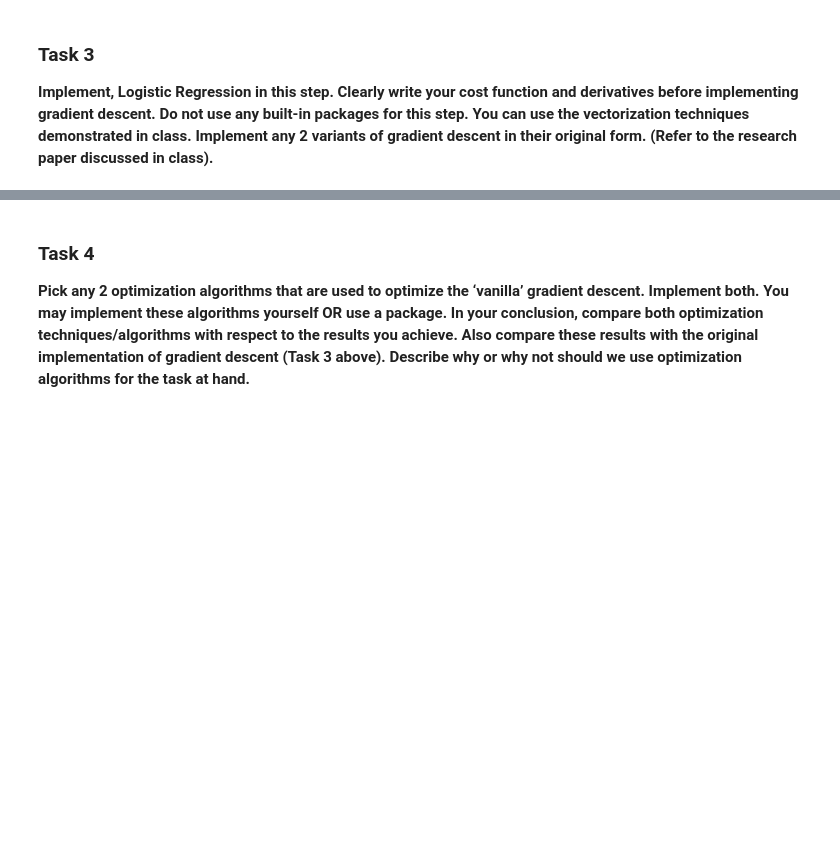
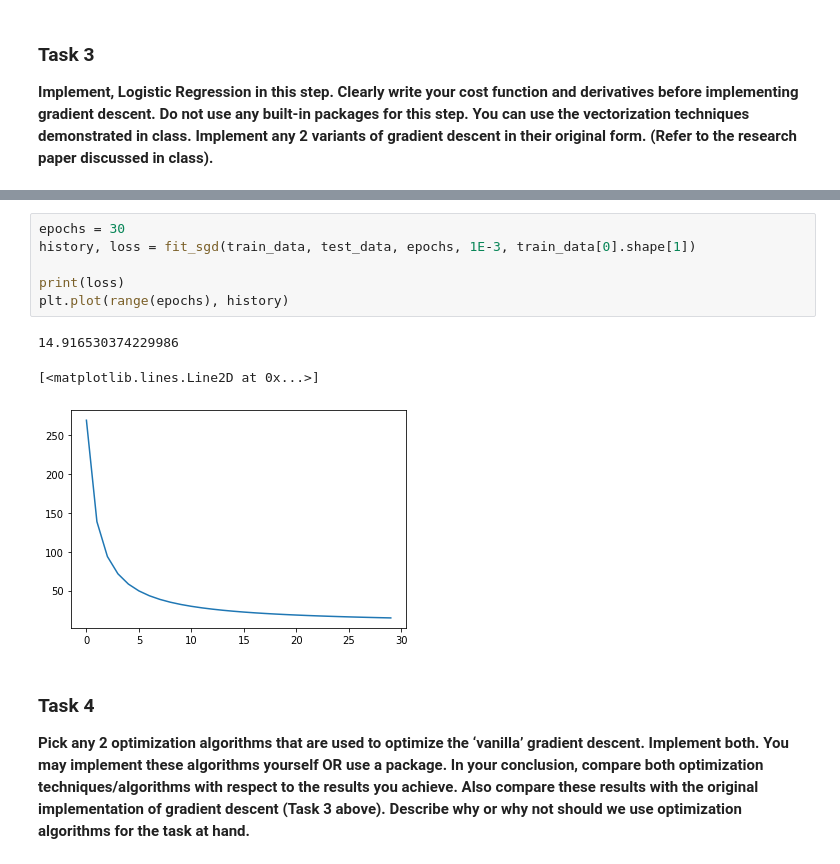
Before and after one commit to danielkopp4/CSCI4962-Projects-ML-AI, a Jupyter notebook: hw1/hw1.ipynb, the cells around one changed output, grey strips where cells are left out. Drawn from its saved outputs; the diff is of its cells as text; blank space fills up the shorter version.

```diff
--- a/hw1/hw1.ipynb
+++ b/hw1/hw1.ipynb
@@ -74,3 +184,13 @@ def fit_batched(dataset_train, dataset_test):
+# %%
+epochs = 30
+history, loss = fit_sgd(train_data, test_data, epochs, 1E-3, train_data[0].shape[1])
+
+print(loss)
+plt.plot(range(epochs), history)
+# %% [output]
+14.916530374229986
+[<matplotlib.lines.Line2D at 0x...>]
+[figure, added]
 # %% [markdown]
 ### Task 4
 
```
Also changed, not shown: parts of 13 cells of this notebook.
